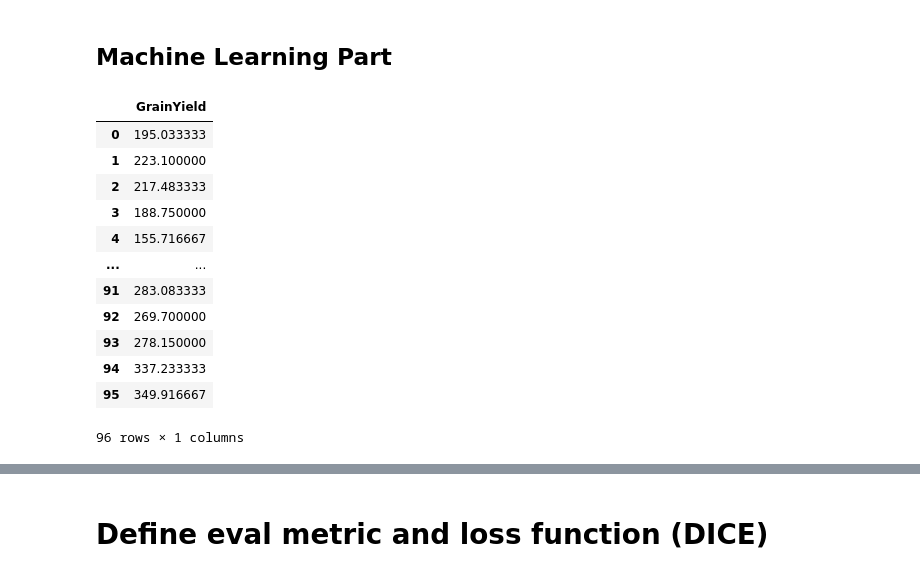
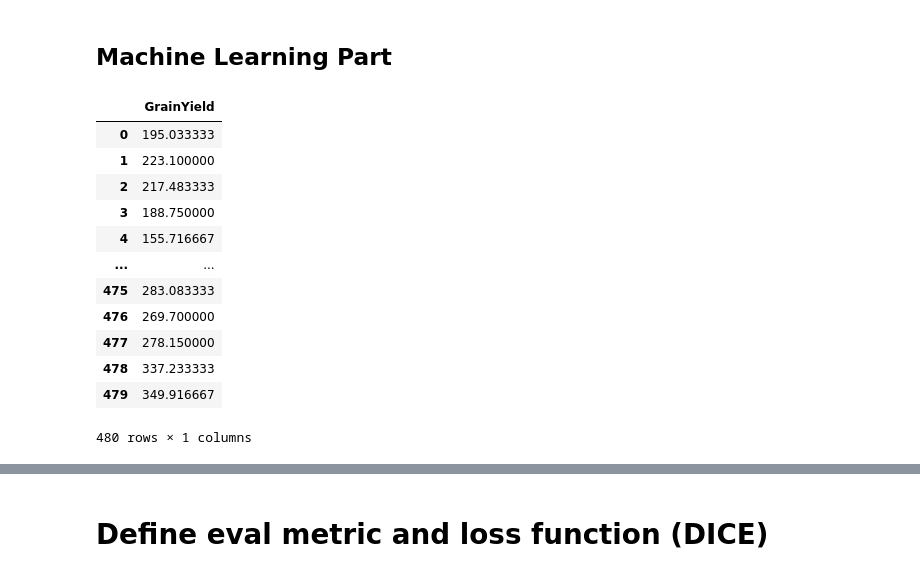
Before and after one commit to fahadijaz/spring_wheat_yield_prediction, a Jupyter notebook: Wheat DNN.ipynb, the cells around one changed output, grey strips where cells are left out. Saved outputs shown, nothing was run; the diff lists cells and outputs as text; code cells hidden in the pictures.

```diff
--- a/Wheat DNN.ipynb
+++ b/Wheat DNN.ipynb
@@ -172,31 +563,29 @@ from sklearn.preprocessing import StandardScaler
 from sklearn.metrics import mean_absolute_error
 from sklearn.metrics import mean_squared_error
 from sklearn.metrics import r2_score
-# %%
-robot_18_smallfield24_07_18_df[robot_18_smallfield24_07_18_df_yield_columns]
-# %% [output]
-|  | GrainYield |
-| 0 | 195.033333 |
-| 1 | 223.100000 |
-| 2 | 217.483333 |
-| 3 | 188.750000 |
-| 4 | 155.716667 |
-| ... | ... |
-| 91 | 283.083333 |
-| 92 | 269.700000 |
-| 93 | 278.150000 |
-| 94 | 337.233333 |
-| 95 | 349.916667 |
-96 rows × 1 columns
 # %%
 #==============================================================================
 # Split dataframe into data and target
 #==============================================================================
 
-X = robot_18_smallfield24_07_18_df[
-    robot_18_smallfield24_07_18_df_median_columns]
-y = robot_18_smallfield24_07_18_df[
-    robot_18_smallfield24_07_18_df_yield_columns]
+X = all_robot_2018.iloc[:,:-1].values
+y = all_robot_2018.iloc[:,-1:].values
+# %%
+y
+# %% [output]
+|  | GrainYield |
+| 0 | 195.033333 |
+| 1 | 223.100000 |
+| 2 | 217.483333 |
+| 3 | 188.750000 |
+| 4 | 155.716667 |
+| ... | ... |
+| 475 | 283.083333 |
+| 476 | 269.700000 |
+| 477 | 278.150000 |
+| 478 | 337.233333 |
+| 479 | 349.916667 |
+480 rows × 1 columns
 # %%
 #==============================================================================
 # Create separate train/test splits from Main data
```
Also changed, not shown: parts of 33 cells of this notebook, 1 other file.
